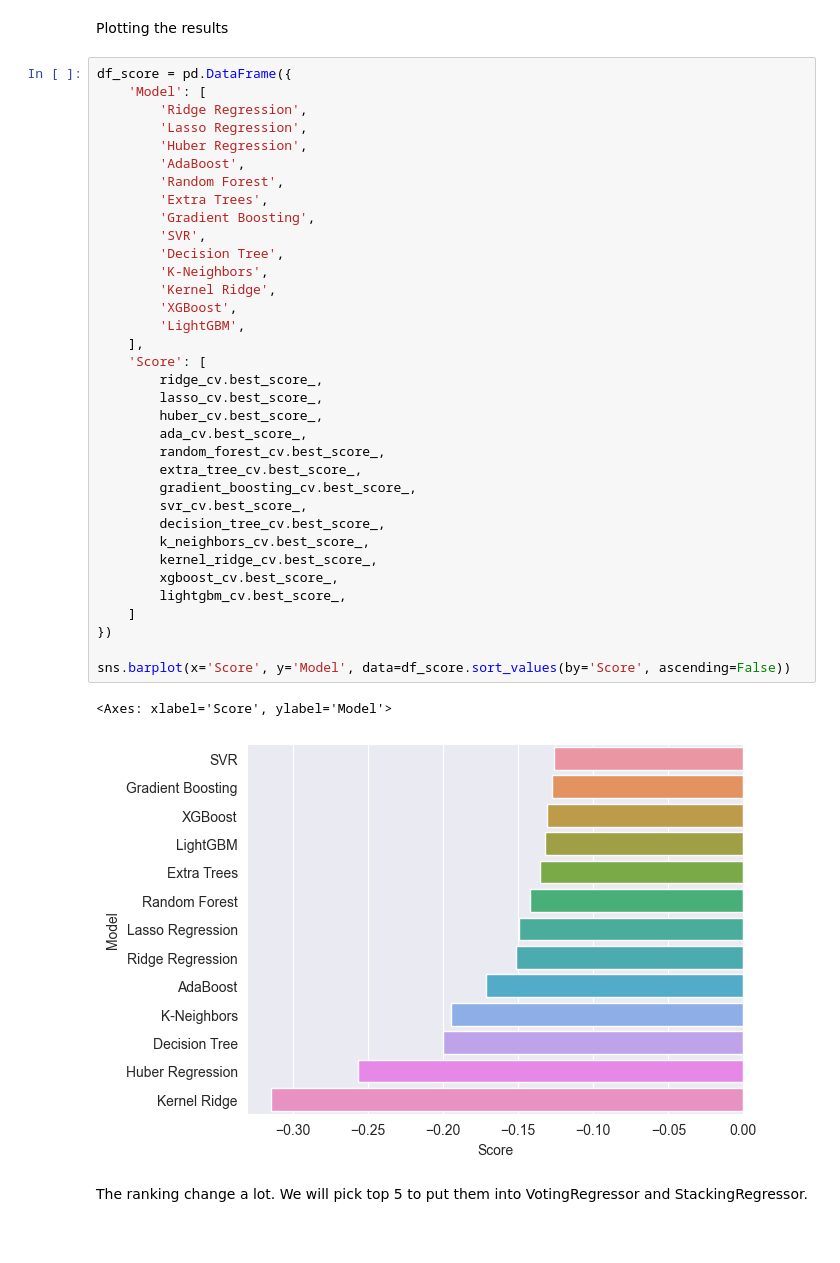
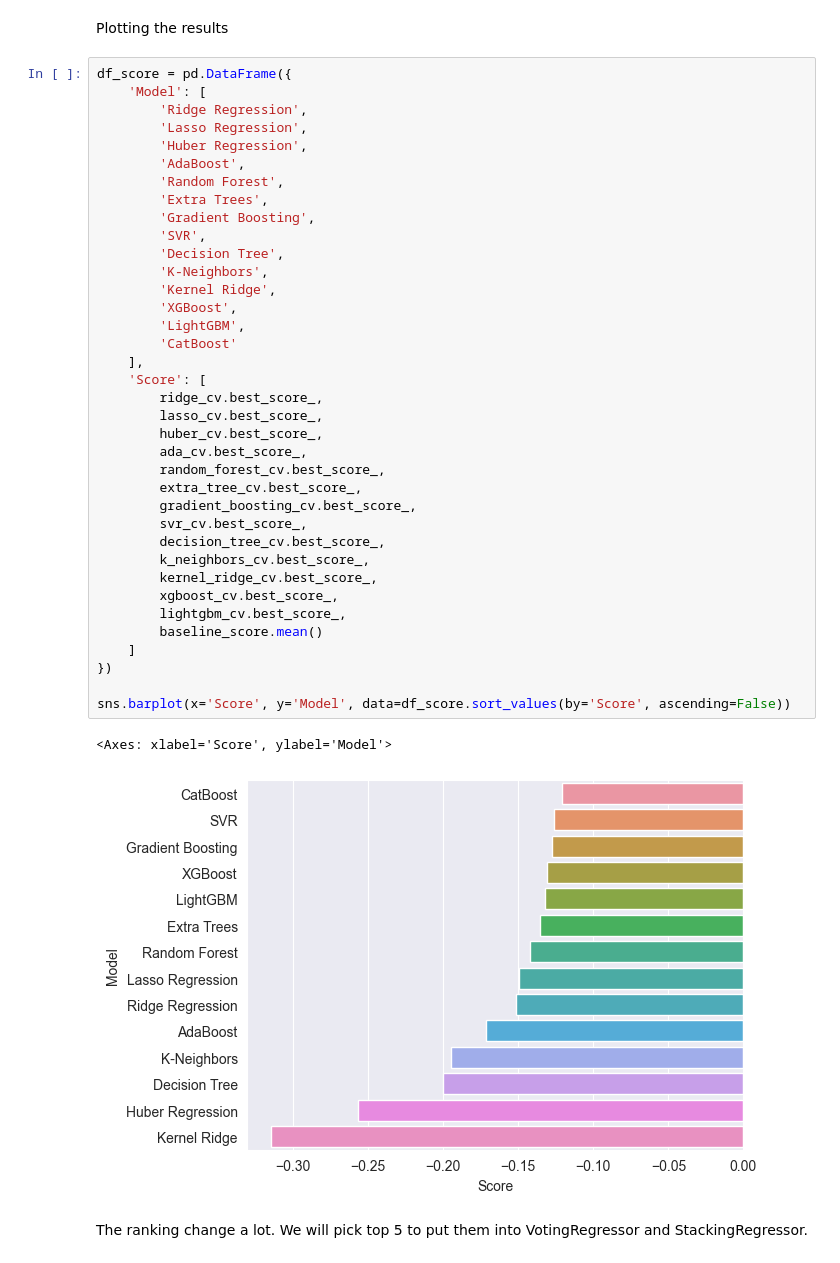
Before and after one commit to DataScienceHCMUS/Analysis, a Jupyter notebook: notebooks/House Price P4.ipynb, the cells around one changed output. Saved outputs shown, nothing was run; the diff lists cells and outputs as text.

```diff
--- a/notebooks/House Price P4.ipynb
+++ b/notebooks/House Price P4.ipynb
@@ -408,34 +408,36 @@ df_score = pd.DataFrame({
         'Random Forest',
         'Extra Trees',
         'Gradient Boosting',
         'SVR',
         'Decision Tree',
         'K-Neighbors',
         'Kernel Ridge',
         'XGBoost',
         'LightGBM',
+        'CatBoost'
     ],
     'Score': [
         ridge_cv.best_score_,
         lasso_cv.best_score_,
         huber_cv.best_score_,
         ada_cv.best_score_,
         random_forest_cv.best_score_,
         extra_tree_cv.best_score_,
         gradient_boosting_cv.best_score_,
         svr_cv.best_score_,
         decision_tree_cv.best_score_,
         k_neighbors_cv.best_score_,
         kernel_ridge_cv.best_score_,
         xgboost_cv.best_score_,
         lightgbm_cv.best_score_,
+        baseline_score.mean()
     ]
 })
 
 sns.barplot(x='Score', y='Model', data=df_score.sort_values(by='Score', ascending=False))
 # %% [output]
 <Axes: xlabel='Score', ylabel='Model'>
-[figure, old version]
+[figure, new version]
 # %% [markdown]
 The ranking change a lot. We will pick top 5 to put them into VotingRegressor and StackingRegressor.
 # %%
```
Also changed, not shown: parts of 8 cells of this notebook.
